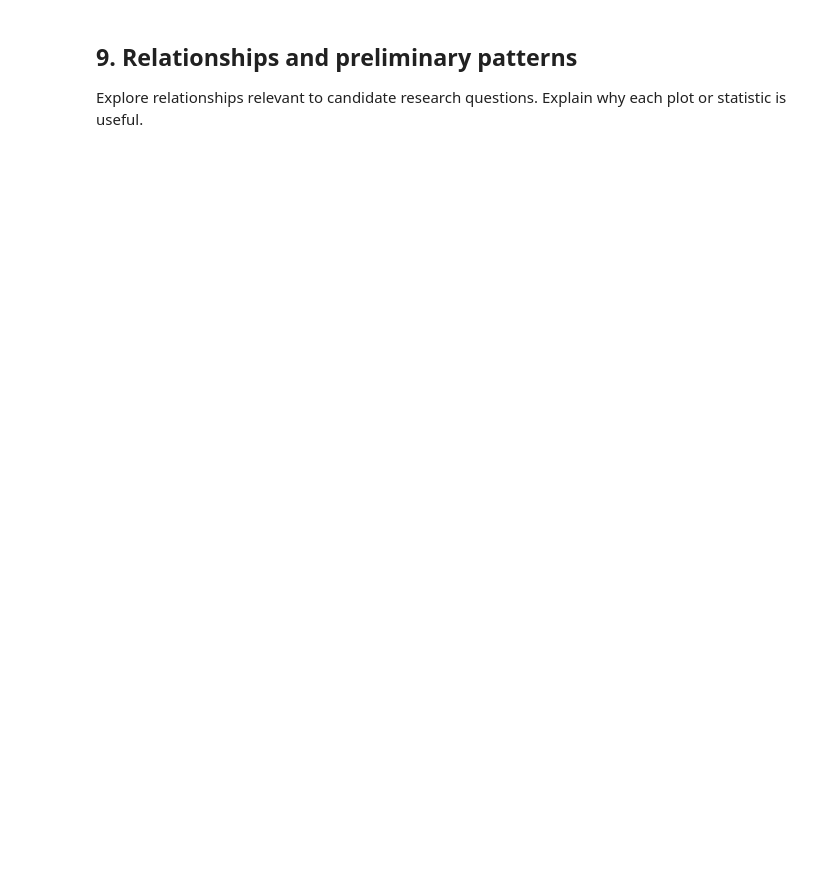
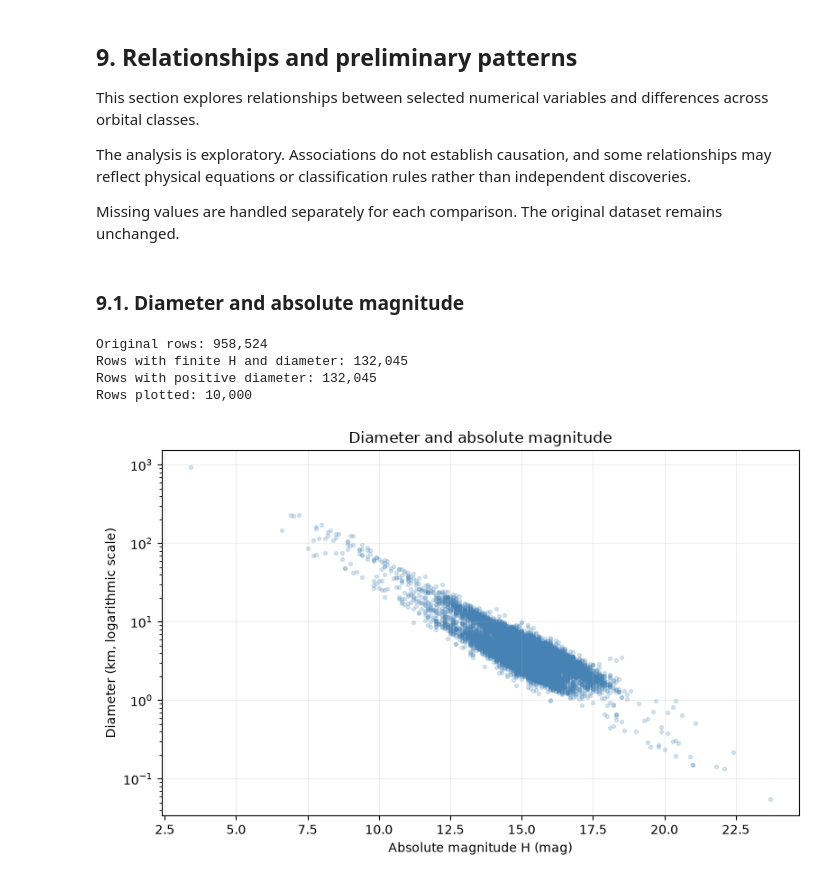
Before and after one commit to hohuunghiem/Programming-for-Data-Science, a Jupyter notebook: notebooks/01_collection_exploration.ipynb, the cells around one changed output. Saved outputs shown, nothing was run; the diff lists cells and outputs as text; code cells hidden in the pictures; blank space fills up the shorter version.

Commit message:
Preprocessing data

```diff
--- a/notebooks/01_collection_exploration.ipynb
+++ b/notebooks/01_collection_exploration.ipynb
@@ -49,6 +109,8 @@ Record the actual shape, what one row represents, and whether identifiers are un
 # %%
-if DATA_PATH.exists():
-    df = pd.read_csv(DATA_PATH, low_memory=False)
-    print("Shape:", df.shape)
-    display(df.head())
-    df.info(memory_usage="deep")
+for col in ["id", "spkid"]:
+    if col in df.columns:
+        print(f"\nColumn: {col}")
+        print("Missing values:", df[col].isna().sum())
+        print("Unique identifiers:", df[col].nunique())
+        print("Repeated identifiers beyond the first occurrence:",
+              df[col].dropna().duplicated().sum())
@@ -91,7 +692,61 @@ if DATA_PATH.exists():
 # %% [markdown]
 ## 9. Relationships and preliminary patterns
-Explore relationships relevant to candidate research questions. Explain why each plot or statistic is useful.
+
+This section explores relationships between selected numerical
+variables and differences across orbital classes.
+
+The analysis is exploratory. Associations do not establish
+causation, and some relationships may reflect physical equations
+or classification rules rather than independent discoveries.
+
+Missing values are handled separately for each comparison.
+The original dataset remains unchanged.
+# %% [markdown]
+### 9.1. Diameter and absolute magnitude
 # %%
-# TODO: Select scientifically meaningful variables after reading the data dictionary.
-# Example:
-# df[["column_a", "column_b"]].corr()
+physical_data = (
+    df[["H", "diameter"]]
+    .replace([np.inf, -np.inf], np.nan)
+    .dropna()
+)
+
+print(f"Original rows: {len(df):,}")
+print(f"Rows with finite H and diameter: {len(physical_data):,}")
+
+physical_data = physical_data.loc[
+    physical_data["diameter"] > 0
+]
+
+print(f"Rows with positive diameter: {len(physical_data):,}")
+
+plot_sample = physical_data.sample(
+    n=min(10_000, len(physical_data)),
+    random_state=42
+)
+
+print(f"Rows plotted: {len(plot_sample):,}")
+
+fig, ax = plt.subplots(figsize=(8, 5))
+
+ax.scatter(
+    plot_sample["H"],
+    plot_sample["diameter"],
+    s=8,
+    alpha=0.2,
+    color="steelblue"
+)
+
+ax.set_yscale("log")
+ax.set_xlabel("Absolute magnitude H (mag)")
+ax.set_ylabel("Diameter (km, logarithmic scale)")
+ax.set_title("Diameter and absolute magnitude")
+ax.grid(alpha=0.2)
+
+plt.tight_layout()
+plt.show()
+# %% [output]
+Original rows: 958,524
+Rows with finite H and diameter: 132,045
+Rows with positive diameter: 132,045
+Rows plotted: 10,000
+[figure, added]
```
Also changed, not shown: parts of 52 cells of this notebook.
